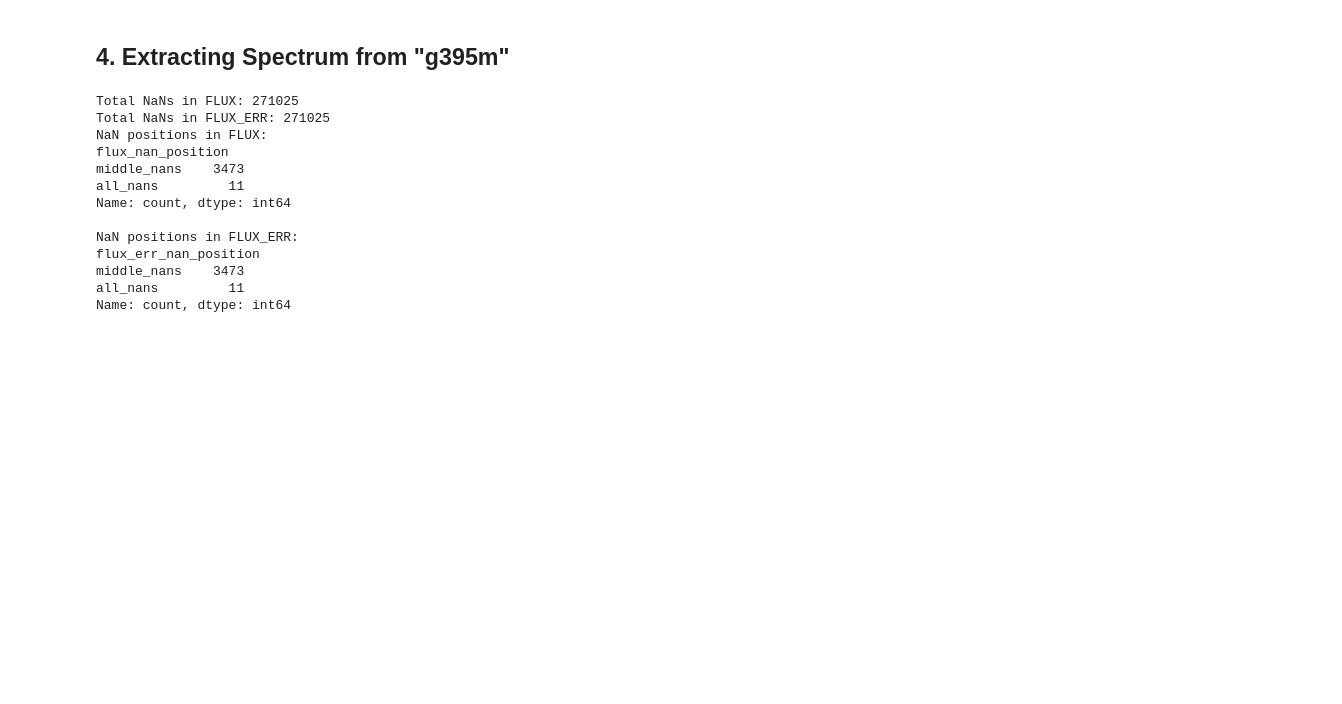
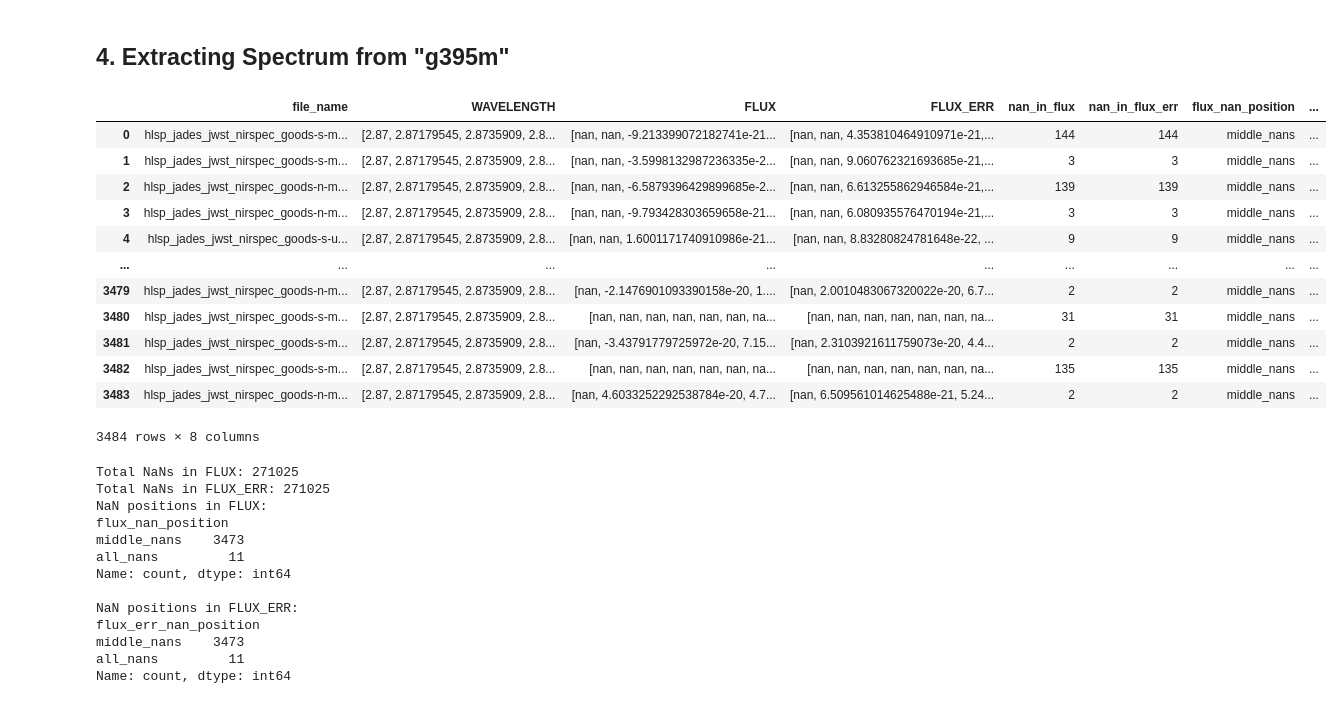
Before and after one commit to aryana-haghjoo/super_resolution, a Jupyter notebook: toy_model/jades_reader.ipynb, the cells around one changed output. Cells and saved outputs as stored; diff of their text form; code cells hidden in the pictures; blank space fills up the shorter version.

```diff
--- a/toy_model/jades_reader.ipynb
+++ b/toy_model/jades_reader.ipynb
@@ -433,6 +481,22 @@ for file in tqdm(fits_files, desc="Processing FITS files"):
 # Create a DataFrame where each row corresponds to a file
 df_g395m= pd.DataFrame(data_list)
 #df_g235m.to_csv('/Users/aryanahaghjoo/Documents/GitHub/super_resolution/toy_model/JADES_spectra_dataframe/g395m.csv', index=False)
+# %%
+df_g395m
+# %% [output]
+|  | file_name | WAVELENGTH | FLUX | FLUX_ERR | nan_in_flux | nan_in_flux_err | flux_nan_position | ... |
+| 0 | hlsp_jades_jwst_nirspec_goods-s-m... | [2.87, 2.87179545, 2.8735909, 2.8... | [nan, nan, -9.213399072182741e-21... | [nan, nan, 4.353810464910971e-21,... | 144 | 144 | middle_nans | ... |
+| 1 | hlsp_jades_jwst_nirspec_goods-s-m... | [2.87, 2.87179545, 2.8735909, 2.8... | [nan, nan, -3.5998132987236335e-2... | [nan, nan, 9.060762321693685e-21,... | 3 | 3 | middle_nans | ... |
+| 2 | hlsp_jades_jwst_nirspec_goods-n-m... | [2.87, 2.87179545, 2.8735909, 2.8... | [nan, nan, -6.5879396429899685e-2... | [nan, nan, 6.613255862946584e-21,... | 139 | 139 | middle_nans | ... |
+| 3 | hlsp_jades_jwst_nirspec_goods-n-m... | [2.87, 2.87179545, 2.8735909, 2.8... | [nan, nan, -9.793428303659658e-21... | [nan, nan, 6.080935576470194e-21,... | 3 | 3 | middle_nans | ... |
+| 4 | hlsp_jades_jwst_nirspec_goods-s-u... | [2.87, 2.87179545, 2.8735909, 2.8... | [nan, nan, 1.6001171740910986e-21... | [nan, nan, 8.83280824781648e-22, ... | 9 | 9 | middle_nans | ... |
+| ... | ... | ... | ... | ... | ... | ... | ... | ... |
+| 3479 | hlsp_jades_jwst_nirspec_goods-n-m... | [2.87, 2.87179545, 2.8735909, 2.8... | [nan, -2.1476901093390158e-20, 1.... | [nan, 2.0010483067320022e-20, 6.7... | 2 | 2 | middle_nans | ... |
+| 3480 | hlsp_jades_jwst_nirspec_goods-s-m... | [2.87, 2.87179545, 2.8735909, 2.8... | [nan, nan, nan, nan, nan, nan, na... | [nan, nan, nan, nan, nan, nan, na... | 31 | 31 | middle_nans | ... |
+| 3481 | hlsp_jades_jwst_nirspec_goods-s-m... | [2.87, 2.87179545, 2.8735909, 2.8... | [nan, -3.43791779725972e-20, 7.15... | [nan, 2.3103921611759073e-20, 4.4... | 2 | 2 | middle_nans | ... |
+| 3482 | hlsp_jades_jwst_nirspec_goods-s-m... | [2.87, 2.87179545, 2.8735909, 2.8... | [nan, nan, nan, nan, nan, nan, na... | [nan, nan, nan, nan, nan, nan, na... | 135 | 135 | middle_nans | ... |
+| 3483 | hlsp_jades_jwst_nirspec_goods-n-m... | [2.87, 2.87179545, 2.8735909, 2.8... | [nan, 4.6033252292538784e-20, 4.7... | [nan, 6.509561014625488e-21, 5.24... | 2 | 2 | middle_nans | ... |
+3484 rows × 8 columns
 # %%
 # Count NaN entries in each file's FLUX and FLUX_ERR arrays
 df_g395m['nan_in_flux'] = df_g395m['FLUX'].apply(lambda arr: np.isnan(arr).sum())
```
Also changed, not shown: parts of 3 cells of this notebook.
